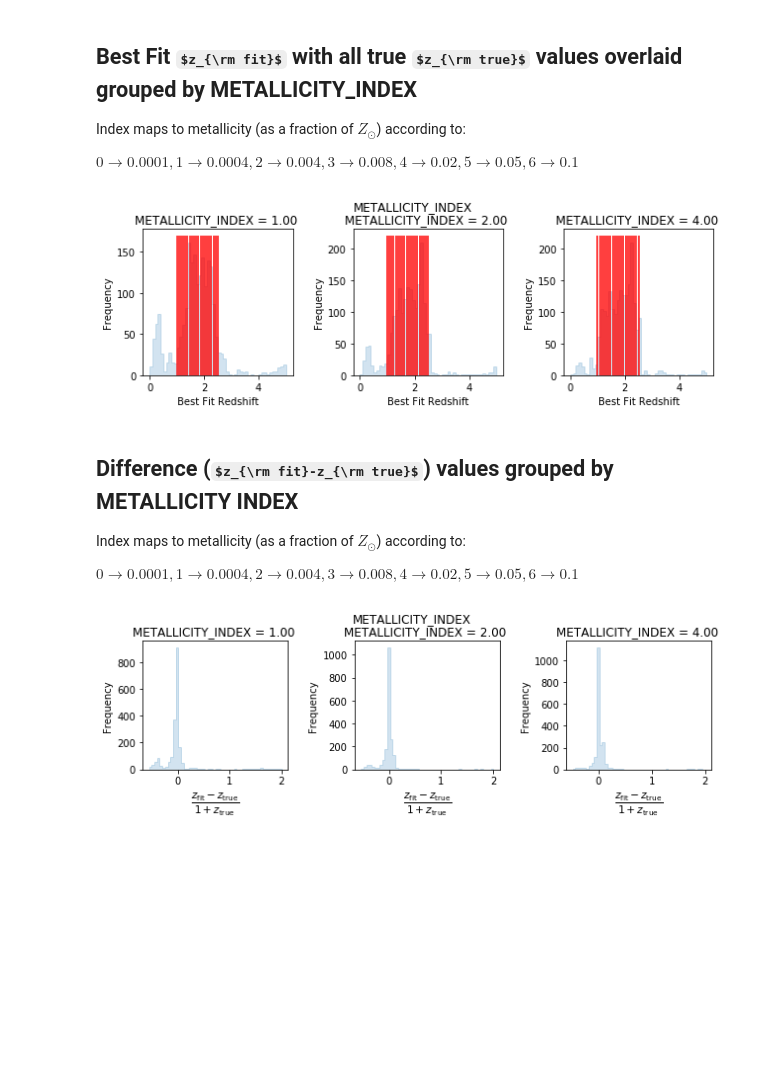
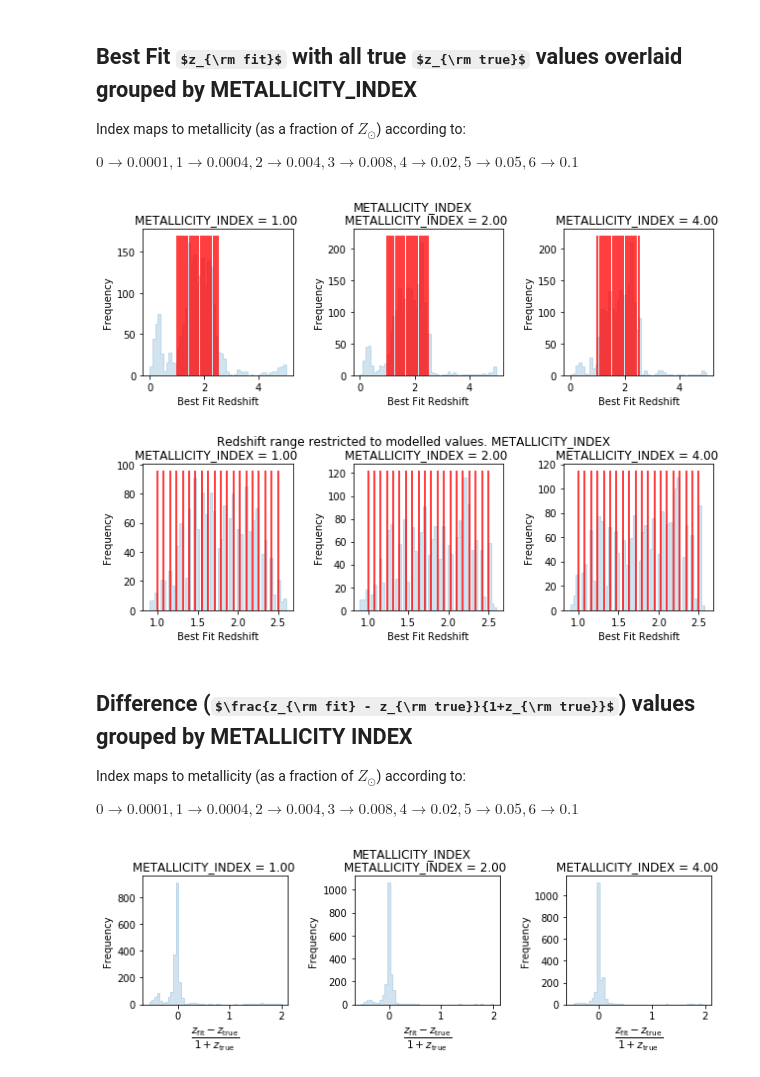
Before and after one commit to AstroZooMin/WISPSBayesianLineID, a Jupyter notebook: BayesianFramework/ReshiftFitConfoundingFactors.ipynb, the cells around one changed output. Cells and saved outputs as stored; diff of their text form; code cells hidden in the pictures; some formulas as TeX source; blank space fills up the shorter version.

```diff
--- a/BayesianFramework/ReshiftFitConfoundingFactors.ipynb
+++ b/BayesianFramework/ReshiftFitConfoundingFactors.ipynb
@@ -150,10 +157,12 @@ Index maps to metallicity (as a fraction of $Z_{\odot}$) according to:
 $0\rightarrow 0.0001, 1\rightarrow 0.0004, 2\rightarrow 0.004, 3\rightarrow 0.008, 4\rightarrow 0.02, 5\rightarrow 0.05, 6\rightarrow 0.1$
 # %%
 genGroupedRedshiftFitSubplots(permutationSubsetDataFrame, "METALLICITY_INDEX", np.unique(permutationDataFrame.REDSHIFT.values))
+genGroupedRedshiftFitSubplots(permutationSubsetDataFrame, "METALLICITY_INDEX", np.unique(permutationDataFrame.REDSHIFT.values), restrictToModelledRedshifts = True)
 # %% [output]
 [figure]
+[figure, added]
 # %% [markdown]
-## Difference ($z_{\rm fit}-z_{\rm true}$) values grouped by METALLICITY INDEX
+## Difference ($\frac{z_{\rm fit} - z_{\rm true}}{1+z_{\rm true}}$) values grouped by METALLICITY INDEX
 Index maps to metallicity (as a fraction of $Z_{\odot}$) according to:
 
 $0\rightarrow 0.0001, 1\rightarrow 0.0004, 2\rightarrow 0.004, 3\rightarrow 0.008, 4\rightarrow 0.02, 5\rightarrow 0.05, 6\rightarrow 0.1$
```
Also changed, not shown: parts of 26 cells of this notebook.
